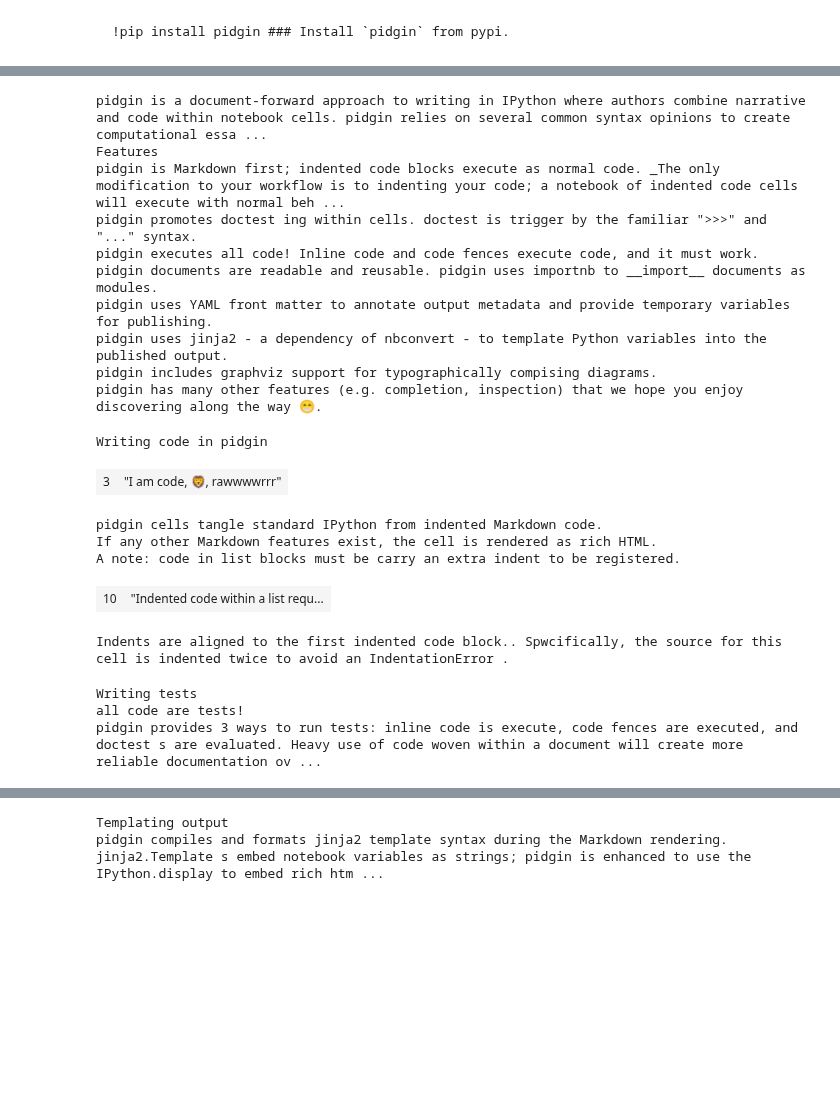
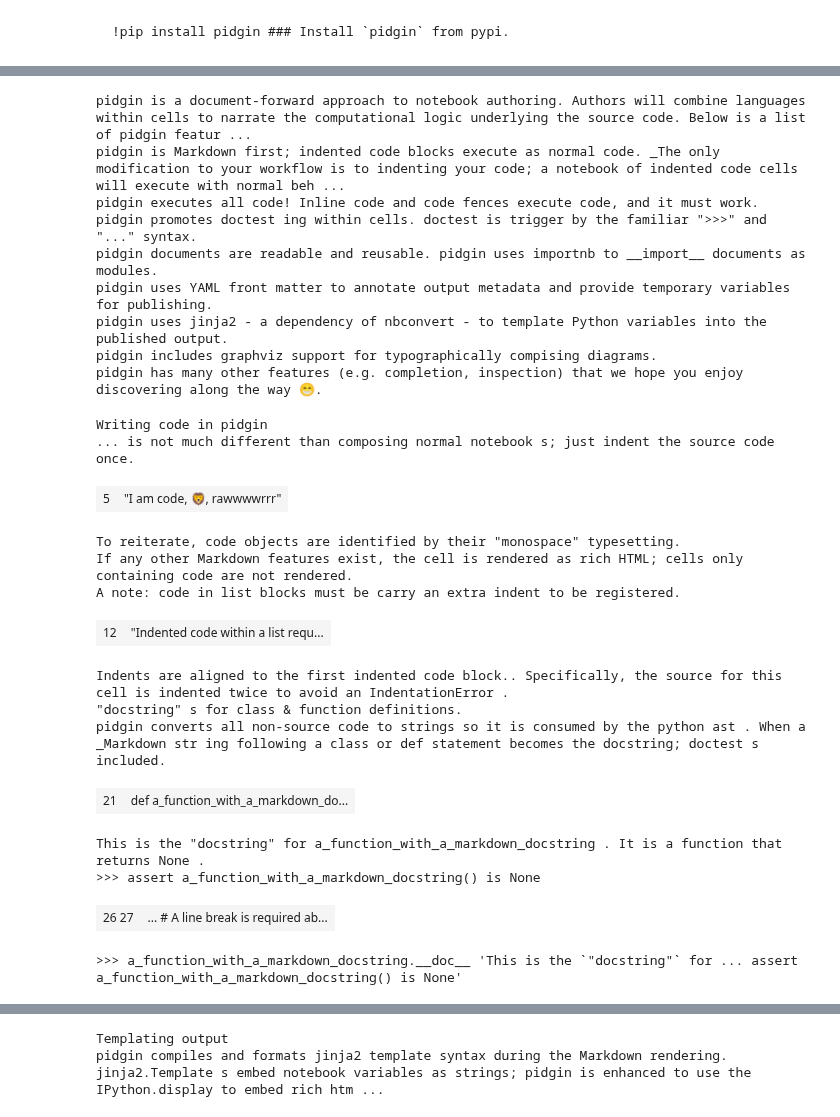
Before and after one commit to deathbeds/pidgy, a Jupyter notebook: readme_pidgin.md.ipynb, the cells around one changed output, grey strips where cells are left out. Saved outputs shown, nothing was run; the diff lists cells and outputs as text; code cells hidden in the pictures; blank space fills up the shorter version.

```diff
--- a/readme_pidgin.md.ipynb
+++ b/readme_pidgin.md.ipynb
@@ -58,15 +78,12 @@ assert 'defined_in_the_document' in dir(_document_)
 >>> try: import ruamel as yaml
 ... except: import yaml
 # %%
-`pidgin` is a document-forward approach to writing in `IPython` where authors combine narrative and code within notebook cells.  `pidgin` relies
-on several common syntax opinions to create computational essays and literate programs.
-
-## Features
+`pidgin` is a document-forward approach to `notebook` authoring.  Authors will combine languages within cells to narrate the computational logic underlying the source code. Below is a list of `pidgin` features 🔽
 
 * `pidgin` is __Markdown__ first; __indented code blocks__ execute as normal code.  _The only modification to your workflow is to indenting your code;
 a notebook of indented code cells will execute with normal behavior.
+* `pidgin` executes `all` code!  Inline code and code fences execute code, and it must work.
 * `pidgin` promotes `doctest`ing within cells.  `doctest` is trigger by the familiar `">>>" and "..."` syntax.
-* `pidgin` executes `all` code!  Inline code and code fences execute code, and it must work.
 * `pidgin` documents are readable and reusable.  `pidgin` uses `importnb` to `__import__` documents as modules.
 * `pidgin` uses __YAML front matter__ to annotate output metadata and provide temporary variables for publishing.
 * `pidgin` uses `jinja2` -  a dependency of `nbconvert` - to template __Python__ variables into
@@ -74,11 +91,10 @@ the published output.
 * `pidgin` includes `graphviz` support for typographically compising diagrams.
 * `pidgin` has many other features (e.g. completion, inspection) that we hope you enjoy discovering along the way ___beaming_face_with_smiling_eyes___.
 # %% [output]
-pidgin is a document-forward approach to writing in IPython where authors combine narrative and code within notebook cells. pidgin relies on several common syntax opinions to create computational essa ...
-Features
+pidgin is a document-forward approach to notebook authoring. Authors will combine languages within cells to narrate the computational logic underlying the source code. Below is a list of pidgin featur ...
 pidgin is Markdown first; indented code blocks execute as normal code. _The only modification to your workflow is to indenting your code; a notebook of indented code cells will execute with normal beh ...
+pidgin executes all code! Inline code and code fences execute code, and it must work.
 pidgin promotes doctest ing within cells. doctest is trigger by the familiar ">>>" and "..." syntax.
-pidgin executes all code! Inline code and code fences execute code, and it must work.
 pidgin documents are readable and reusable. pidgin uses importnb to __import__ documents as modules.
 pidgin uses YAML front matter to annotate output metadata and provide temporary variables for publishing.
 pidgin uses jinja2 - a dependency of nbconvert - to template Python variables into the published output.
@@ -87,31 +106,47 @@ pidgin has many other features (e.g. completion, inspection) that we hope you en
 # %%
 ### Writing code in `pidgin`
 
+`...` is not much different than composing normal `notebook`s; just indent the source code once.
+
         "I am code, 🦁, rawwwwrrr"
 
-* `pidgin` cells tangle standard `IPython` from indented __Markdown__ code.
-* If any other __Markdown__ features exist, the cell is rendered as rich HTML.
+> To reiterate, code objects are identified by their `"monospace"` typesetting.
 
+* If any other __Markdown__ features exist, the cell is rendered as rich HTML; cells only containing code are not rendered.
 * A note: code in list blocks must be carry an extra indent to be registered.
 
         "Indented code within a list requires an extra for each level."
 
-* Indents are aligned to the first indented code block..  Spwcifically, the source for this cell is indented twice to avoid an `IndentationError`.
+* Indents are aligned to the first indented code block..  Specifically, the source for this cell is indented twice to avoid an `IndentationError`.
+
+
+#### `"docstring"`s for <code>class</code> & <code>function def</code>initions.
+
+`pidgin` converts all non-source code to strings so it is consumed by the python `ast`.  When a ___Markdown__ `str`ing following a <code>class</code> or <code>def</code> statement becomes the docstring; `doctest`s included.
+
+    def a_function_with_a_markdown_docstring():
+This is the `"docstring"` for `a_function_with_a_markdown_docstring`.  It is a function that returns `None`.
+
+>>> assert a_function_with_a_markdown_docstring() is None
+
+    ... # A line break is required above to define code
+    # otherwise Markdown assumes the paragraph is being continued
+
+>>> a_function_with_a_markdown_docstring.__doc__
+'This is the `"docstring"` for ... assert a_function_with_a_markdown_docstring() is None'
 # %% [output]
 Writing code in pidgin
+... is not much different than composing normal notebook s; just indent the source code once.
-| 3 | "I am code, 🦁, rawwwwrrr" |
+| 5 | "I am code, 🦁, rawwwwrrr" |
-pidgin cells tangle standard IPython from indented Markdown code.
-If any other Markdown features exist, the cell is rendered as rich HTML.
+To reiterate, code objects are identified by their "monospace" typesetting.
+If any other Markdown features exist, the cell is rendered as rich HTML; cells only containing code are not rendered.
 A note: code in list blocks must be carry an extra indent to be registered.
-| 10 | "Indented code within a list requ... |
+| 12 | "Indented code within a list requ... |
-Indents are aligned to the first indented code block.. Spwcifically, the source for this cell is indented twice to avoid an IndentationError .
+Indents are aligned to the first indented code block.. Specifically, the source for this cell is indented twice to avoid an IndentationError .
+"docstring" s for class & function definitions.
+pidgin converts all non-source code to strings so it is consumed by the python ast . When a _Markdown str ing following a class or def statement becomes the docstring; doctest s included.
+| 21 | def a_function_with_a_markdown_do... |
+This is the "docstring" for a_function_with_a_markdown_docstring . It is a function that returns None .
+>>> assert a_function_with_a_markdown_docstring() is None
+| 26 27 | ... # A line break is required ab... |
+>>> a_function_with_a_markdown_docstring.__doc__ 'This is the `"docstring"` for ... assert a_function_with_a_markdown_docstring() is None'
-# %%
-### Writing tests
-
-> `all` code are tests!
-
-`pidgin` provides __3__ ways to run tests: inline code is execute, code fences are executed, and `doctest`s are evaluated.  Heavy use of code woven within a document will create more reliable documentation over time.
-# %% [output]
-Writing tests
-all code are tests!
-pidgin provides 3 ways to run tests: inline code is execute, code fences are executed, and doctest s are evaluated. Heavy use of code woven within a document will create more reliable documentation ov ...
```
Also changed, not shown: parts of 13 cells of this notebook, 2 other files.
